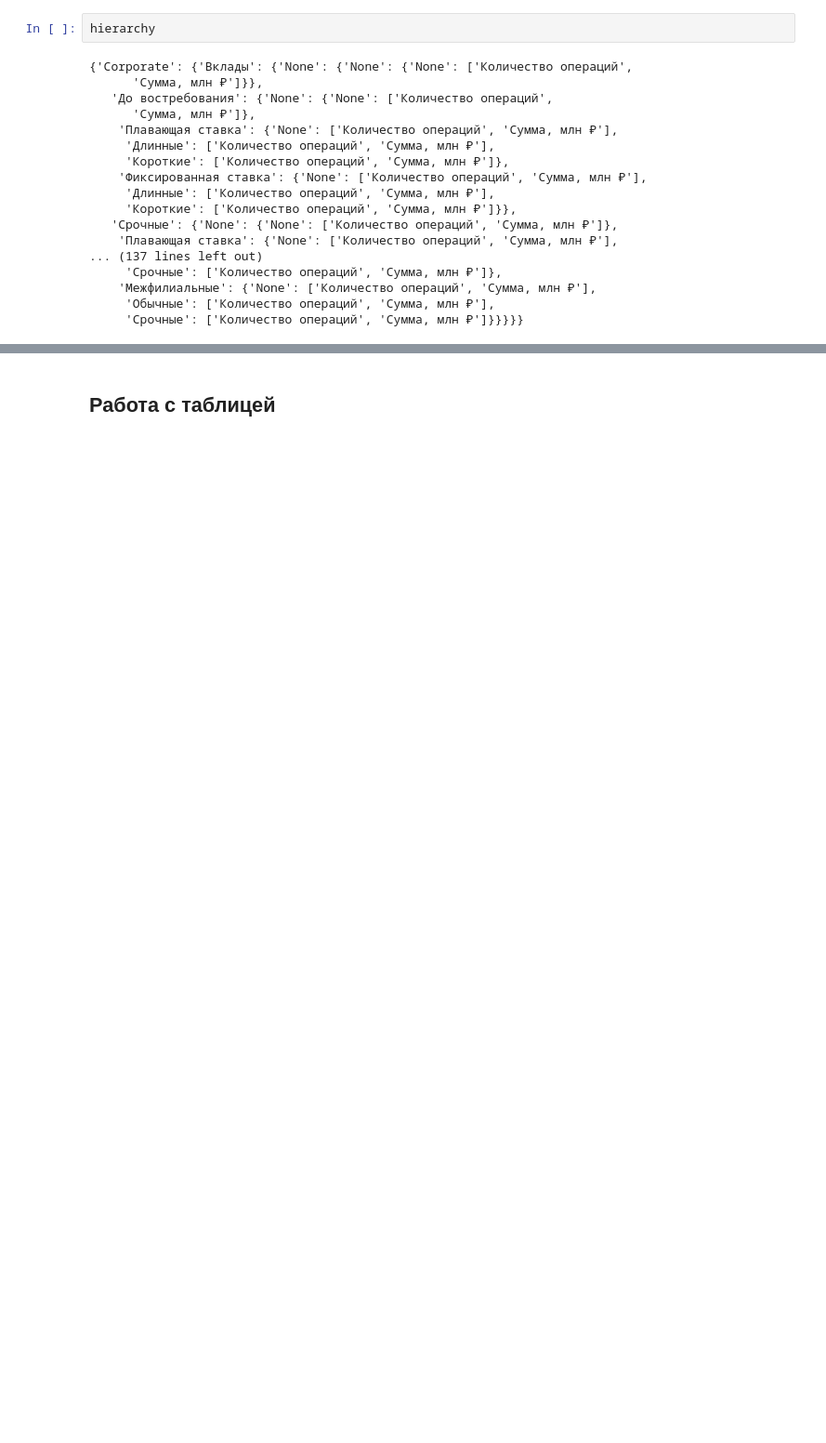
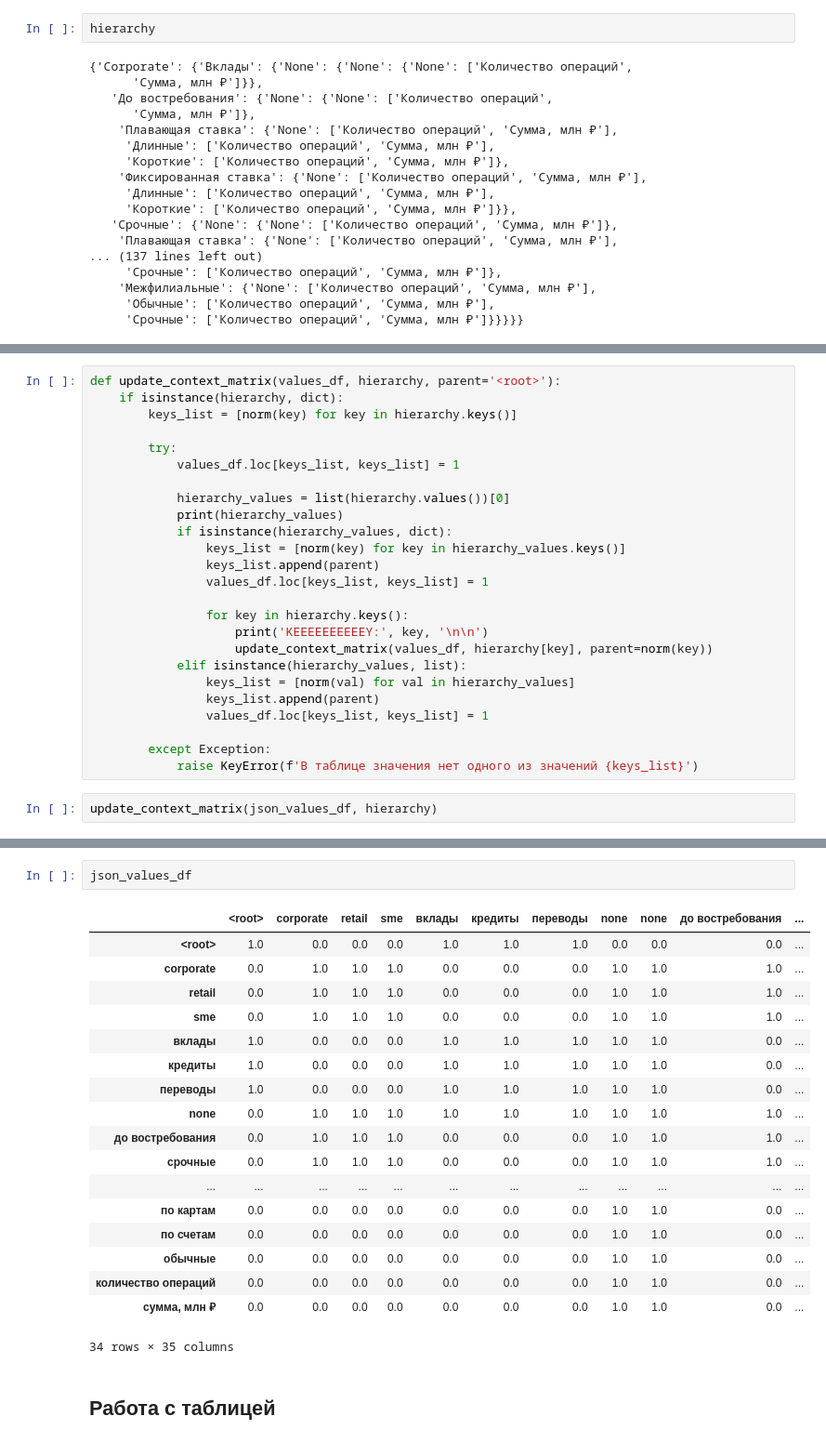
Before and after one commit to d1mene/SBER_json_function, a Jupyter notebook: nlp.ipynb, the cells around one changed output, grey strips where cells are left out. Shown at 93% size. Saved outputs shown, nothing was run; the diff lists cells and outputs as text; blank space fills up the shorter version.

```diff
--- a/nlp.ipynb
+++ b/nlp.ipynb
@@ -351,0 +1064,27 @@ Primary: ['до востребования']
+# %%
+def update_context_matrix(values_df, hierarchy, parent='<root>'):
+    if isinstance(hierarchy, dict):
+        keys_list = [norm(key) for key in hierarchy.keys()]
+
+        try:
+            values_df.loc[keys_list, keys_list] = 1
+
+            hierarchy_values = list(hierarchy.values())[0]
+            print(hierarchy_values)
+            if isinstance(hierarchy_values, dict):
+                keys_list = [norm(key) for key in hierarchy_values.keys()]
+                keys_list.append(parent)
+                values_df.loc[keys_list, keys_list] = 1
+
+                for key in hierarchy.keys():
+                    print('KEEEEEEEEEEY:', key, '\n\n')
+                    update_context_matrix(values_df, hierarchy[key], parent=norm(key))
+            elif isinstance(hierarchy_values, list):
+                keys_list = [norm(val) for val in hierarchy_values]
+                keys_list.append(parent)
+                values_df.loc[keys_list, keys_list] = 1
+
+        except Exception:
+            raise KeyError(f'В таблице значения нет одного из значений {keys_list}')
+# %%
+update_context_matrix(json_values_df, hierarchy)
@@ -352,3 +1120,24 @@ Primary: ['до востребования']
+# %%
+json_values_df
+# %% [output]
+|  | <root> | corporate | retail | sme | вклады | кредиты | переводы | none | none | до востребования | ... |
+| <root> | 1.0 | 0.0 | 0.0 | 0.0 | 1.0 | 1.0 | 1.0 | 0.0 | 0.0 | 0.0 | ... |
+| corporate | 0.0 | 1.0 | 1.0 | 1.0 | 0.0 | 0.0 | 0.0 | 1.0 | 1.0 | 1.0 | ... |
+| retail | 0.0 | 1.0 | 1.0 | 1.0 | 0.0 | 0.0 | 0.0 | 1.0 | 1.0 | 1.0 | ... |
+| sme | 0.0 | 1.0 | 1.0 | 1.0 | 0.0 | 0.0 | 0.0 | 1.0 | 1.0 | 1.0 | ... |
+| вклады | 1.0 | 0.0 | 0.0 | 0.0 | 1.0 | 1.0 | 1.0 | 1.0 | 1.0 | 0.0 | ... |
+| кредиты | 1.0 | 0.0 | 0.0 | 0.0 | 1.0 | 1.0 | 1.0 | 1.0 | 1.0 | 0.0 | ... |
+| переводы | 1.0 | 0.0 | 0.0 | 0.0 | 1.0 | 1.0 | 1.0 | 1.0 | 1.0 | 0.0 | ... |
+| none | 0.0 | 1.0 | 1.0 | 1.0 | 1.0 | 1.0 | 1.0 | 1.0 | 1.0 | 1.0 | ... |
+| до востребования | 0.0 | 1.0 | 1.0 | 1.0 | 0.0 | 0.0 | 0.0 | 1.0 | 1.0 | 1.0 | ... |
+| срочные | 0.0 | 1.0 | 1.0 | 1.0 | 0.0 | 0.0 | 0.0 | 1.0 | 1.0 | 1.0 | ... |
+| ... | ... | ... | ... | ... | ... | ... | ... | ... | ... | ... | ... |
+| по картам | 0.0 | 0.0 | 0.0 | 0.0 | 0.0 | 0.0 | 0.0 | 1.0 | 1.0 | 0.0 | ... |
+| по счетам | 0.0 | 0.0 | 0.0 | 0.0 | 0.0 | 0.0 | 0.0 | 1.0 | 1.0 | 0.0 | ... |
+| обычные | 0.0 | 0.0 | 0.0 | 0.0 | 0.0 | 0.0 | 0.0 | 1.0 | 1.0 | 0.0 | ... |
+| количество операций | 0.0 | 0.0 | 0.0 | 0.0 | 0.0 | 0.0 | 0.0 | 1.0 | 1.0 | 0.0 | ... |
+| сумма, млн ₽ | 0.0 | 0.0 | 0.0 | 0.0 | 0.0 | 0.0 | 0.0 | 1.0 | 1.0 | 0.0 | ... |
+34 rows × 35 columns
 # %% [markdown]
 ## Работа с таблицей
 # %%
```
Also changed, not shown: parts of 72 cells of this notebook.
